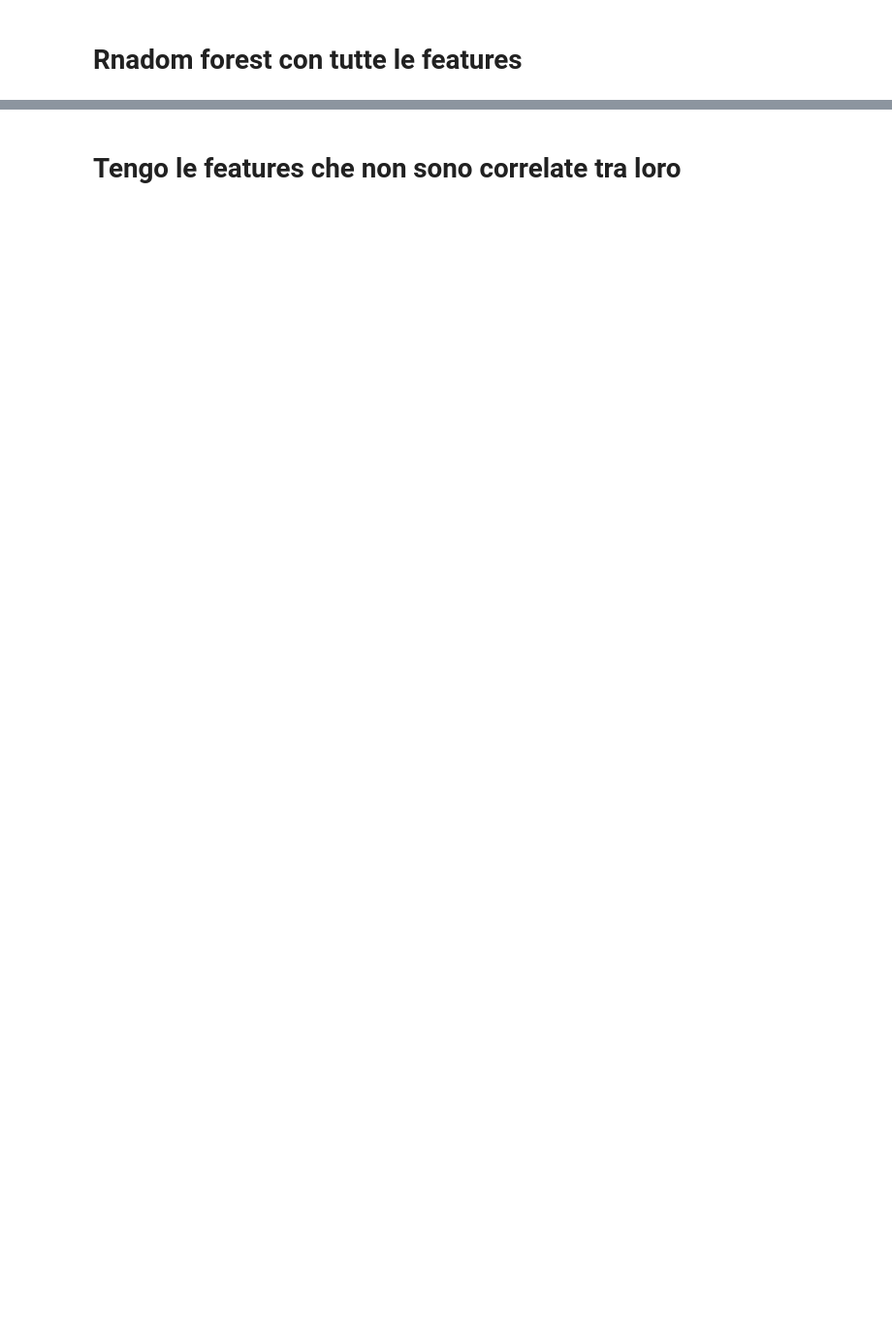
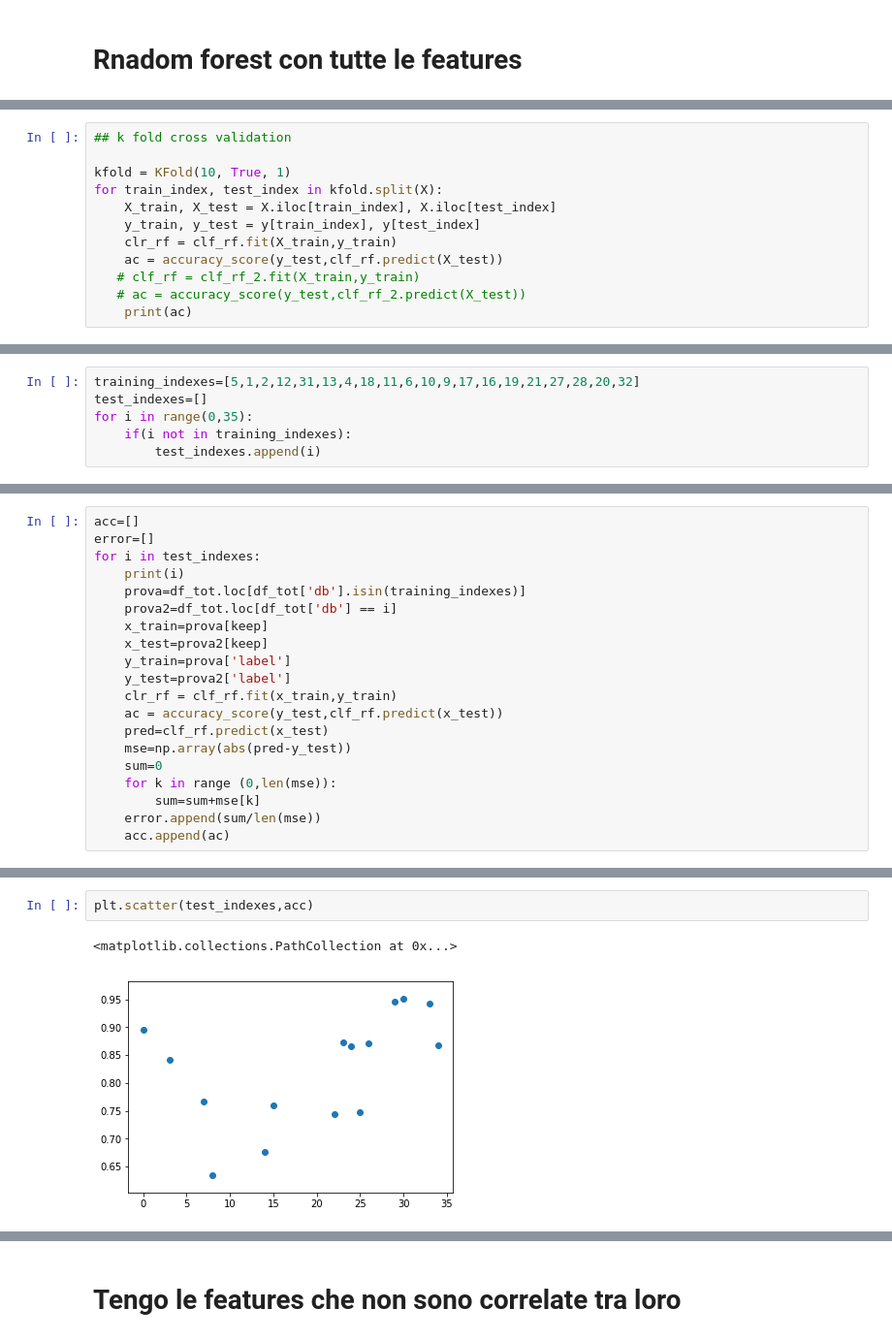
Before and after one commit to saralocatelli94/TesiMagistrale, a Jupyter notebook: SleepApnea_ECG/Untitled.ipynb, the cells around one changed output, grey strips where cells are left out. Shown at 97% size. Cells and saved outputs as stored; diff of their text form; blank space fills up the shorter version.

```diff
--- a/SleepApnea_ECG/Untitled.ipynb
+++ b/SleepApnea_ECG/Untitled.ipynb
@@ -459,0 +431,12 @@ array([0.94897959, 0.95918367, 0.94897959, 0.93877551, 0.96907216])
+# %%
+## k fold cross validation
+
+kfold = KFold(10, True, 1)
+for train_index, test_index in kfold.split(X):
+    X_train, X_test = X.iloc[train_index], X.iloc[test_index]
+    y_train, y_test = y[train_index], y[test_index]
+    clr_rf = clf_rf.fit(X_train,y_train)
+    ac = accuracy_score(y_test,clf_rf.predict(X_test))
+   # clf_rf = clf_rf_2.fit(X_train,y_train)
+   # ac = accuracy_score(y_test,clf_rf_2.predict(X_test))
+    print(ac)
@@ -459,0 +461,6 @@ array([0.94897959, 0.95918367, 0.94897959, 0.93877551, 0.96907216])
+# %%
+training_indexes=[5,1,2,12,31,13,4,18,11,6,10,9,17,16,19,21,27,28,20,32]
+test_indexes=[]
+for i in range(0,35):
+    if(i not in training_indexes):
+        test_indexes.append(i)
@@ -459,0 +471,20 @@ array([0.94897959, 0.95918367, 0.94897959, 0.93877551, 0.96907216])
+# %%
+acc=[]
+error=[]
+for i in test_indexes:
+    print(i)
+    prova=df_tot.loc[df_tot['db'].isin(training_indexes)]
+    prova2=df_tot.loc[df_tot['db'] == i]
+    x_train=prova[keep]
+    x_test=prova2[keep]
+    y_train=prova['label']
+    y_test=prova2['label']
+    clr_rf = clf_rf.fit(x_train,y_train)
+    ac = accuracy_score(y_test,clf_rf.predict(x_test))
+    pred=clf_rf.predict(x_test)
+    mse=np.array(abs(pred-y_test))
+    sum=0
+    for k in range (0,len(mse)):
+        sum=sum+mse[k]
+    error.append(sum/len(mse))
+    acc.append(ac)
@@ -459,0 +512,5 @@ array([0.94897959, 0.95918367, 0.94897959, 0.93877551, 0.96907216])
+# %%
+plt.scatter(test_indexes,acc)
+# %% [output]
+<matplotlib.collections.PathCollection at 0x...>
+[figure, added]
```
Also changed, not shown: parts of 82 cells of this notebook, 1 other file.
